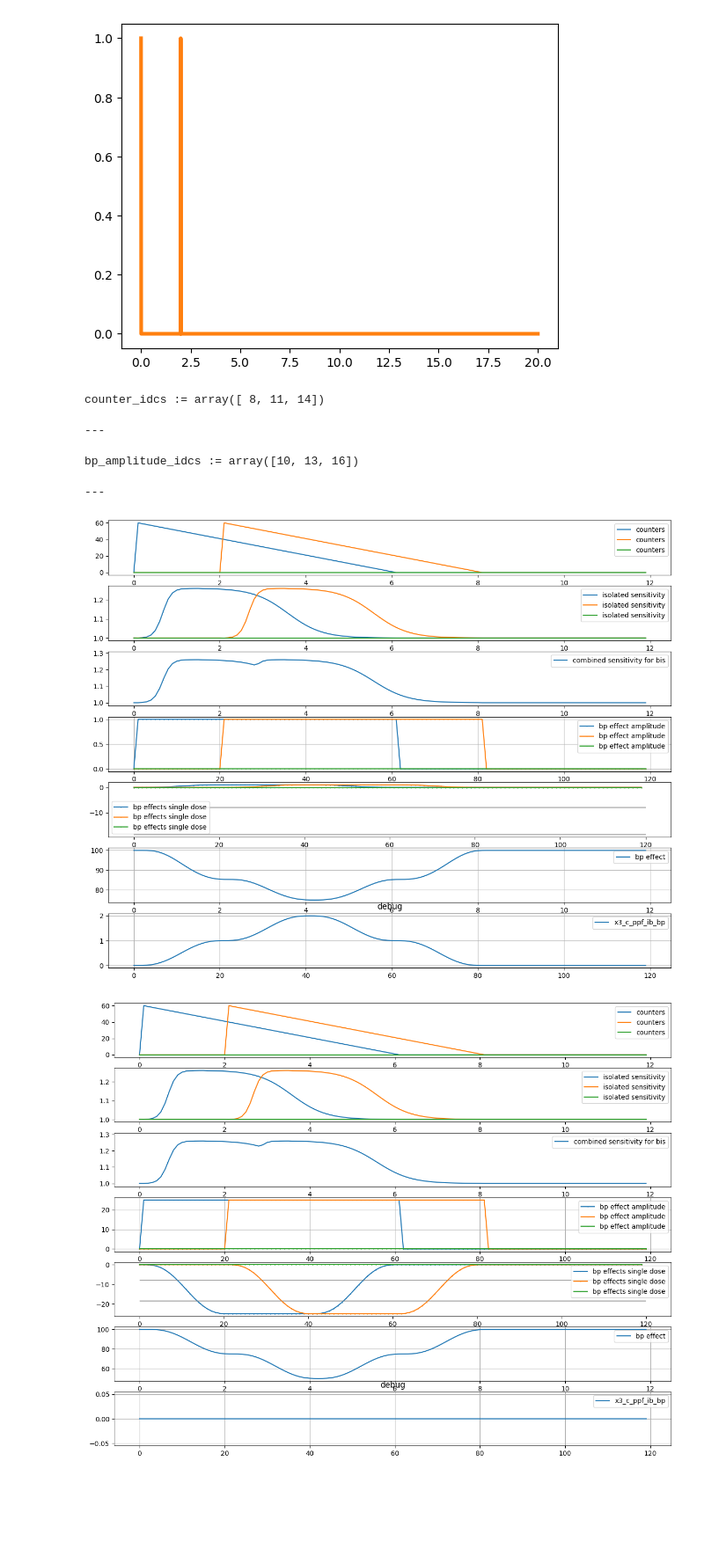
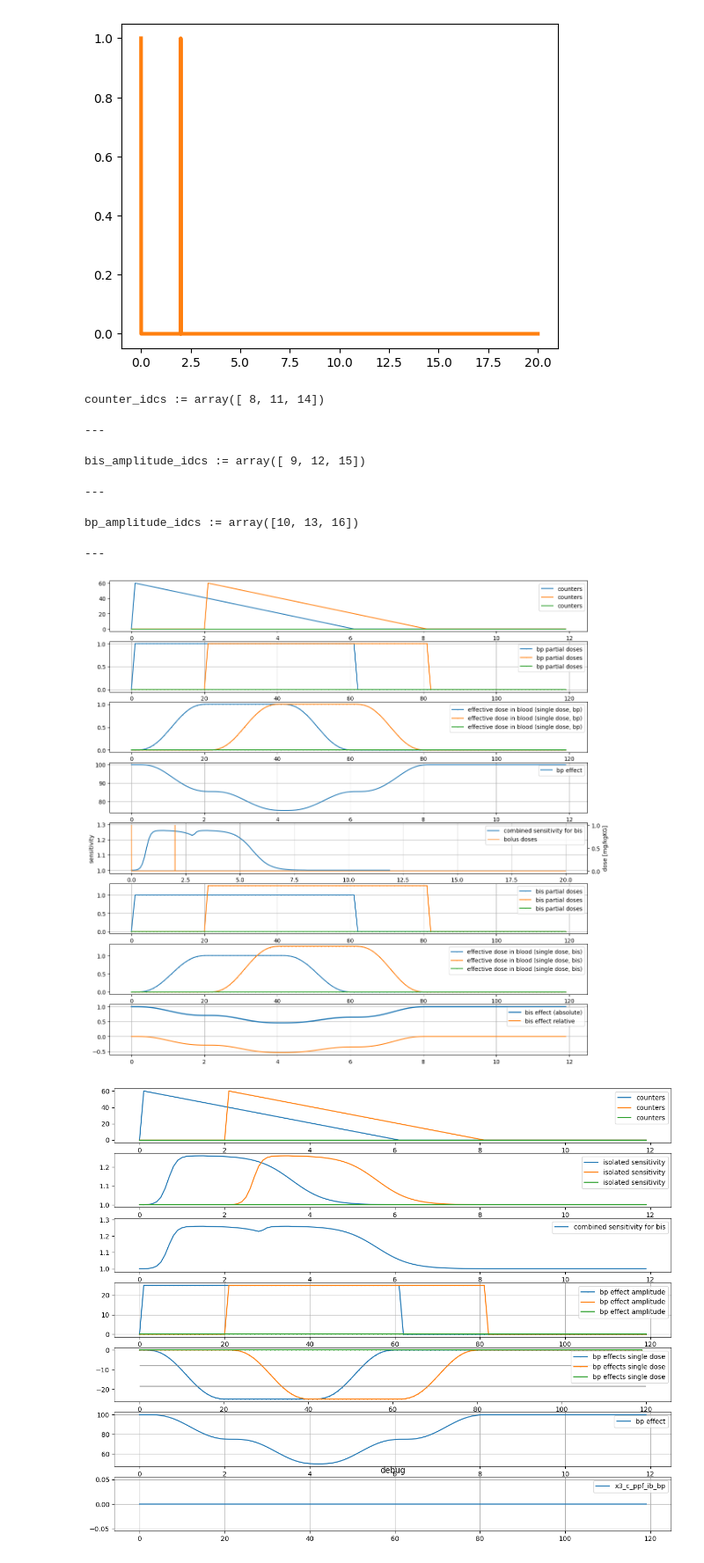
Before and after one commit to cknoll/boasim, a Jupyter notebook: notebooks/07e_Profofol_Bolus.ipynb, the cells around one changed output. Shown at 88% size. Saved outputs shown, nothing was run; the diff lists cells and outputs as text; code cells hidden in the pictures; blank space fills up the shorter version.

Commit message:
dtPropofolBolus now calculates relative MAP and BIS changes

```diff
--- a/notebooks/07e_Profofol_Bolus.ipynb
+++ b/notebooks/07e_Profofol_Bolus.ipynb
@@ -142,14 +190,20 @@ bp_normal = 100
 u_func = st.expr_to_func(t, u_expr_propofol_boli)
 
 l1 = pbs.td.get_loop_symbol()
+l2 = pbs.td.get_loop_symbol()
 bp_sum  = pbs.td.StaticBlock(output_expr=100 + l1)
+bis_sum  = pbs.td.StaticBlock(output_expr=1 + l2)
 bp_delay_block = pbs.td.dtDelay1(input1=bp_sum.Y)
 
 
-# dtPropofolBolus - output: Propfol-related BP difference
+# dtPropofolBolus - output: Propfol-related BP difference, BIS difference
 params = dict(reference_bp=bp_normal, reference_bis=1)
 pfl = bs.dtPropofolBolus(input1=u_expr_propofol_boli, input2=bp_delay_block.Y, params=params)
-pbs.td.set_loop_symbol(l1, pfl.Y)
+# MAP feedback
+pbs.td.set_loop_symbol(l1, pfl.Y[0])
+
+# BIS feedback
+pbs.td.set_loop_symbol(l2, pfl.Y[1])
 
 T_end = 12
 N_steps = int(T_end/T)
@@ -163,15 +217,22 @@ counter_symbols = pfl.counter_states[::3]
 
 all_idcs = np.arange(len(pbs.td.ds.all_state_vars))
 counter_idcs = get_idcs(counter_symbols) ##:
-bp_amplitude_idcs = counter_idcs + 2 ##:
-
-plot_results()
 # %% [output]
 counter_idcs := array([ 8, 11, 14])
 ---
-bp_amplitude_idcs := array([10, 13, 16])
----
-[figure, removed]
+# %%
+bis_amplitude_idcs = counter_idcs + 1 ##:
+bp_amplitude_idcs = counter_idcs + 2 ##:
+
+
+plot_results()
+plt.savefig("all_curves.png")
+# %% [output]
+bis_amplitude_idcs := array([ 9, 12, 15])
+---
+bp_amplitude_idcs := array([10, 13, 16])
+---
+[figure, added]
 # %%
 plot_results()
 # %% [output]
```
Also changed, not shown: parts of 1 cell of this notebook, 2 other files.
